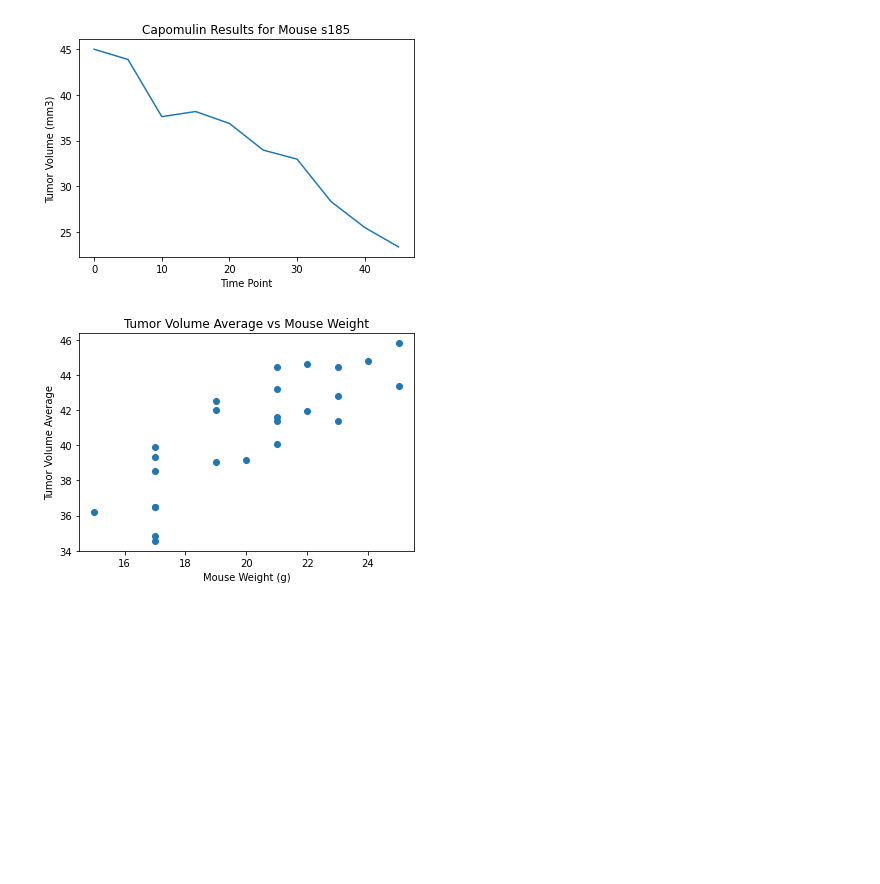
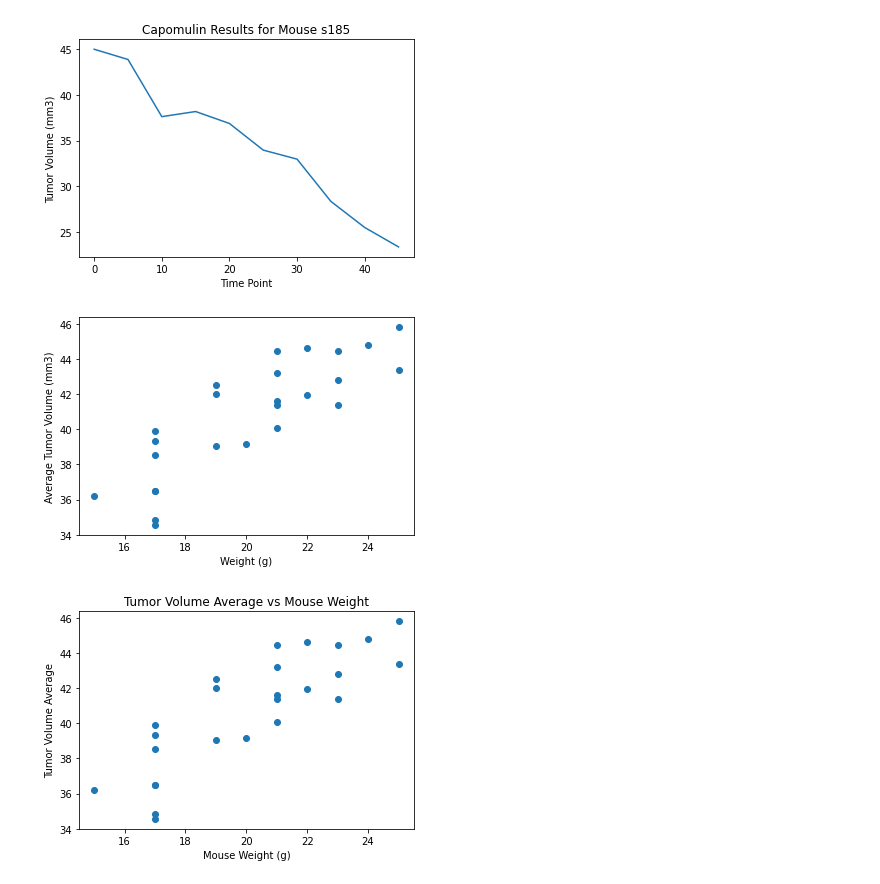
Before and after one commit to wpj174/matplotlib-challenge, a Jupyter notebook: pymaceuticals.ipynb, the cells around one changed output. Cells and saved outputs as stored; diff of their text form; code cells hidden in the pictures; blank space fills up the shorter version.

Commit message:
Scatter Plot
Generate scatter plot of weight vs tumor volume for Cappmulin

```diff
--- a/pymaceuticals.ipynb
+++ b/pymaceuticals.ipynb
@@ -624,6 +624,23 @@ plt.show()
 #set the x-axis equal to the Timepoint and y-axis to Tumor Volume
 # %% [output]
 [figure]
+# %%
+# Generate a scatter plot of average tumor volume vs. mouse weight for the Capomulin regimen
+# group by mouse ID to find average tumor volume
+
+
+# establish x-axis value for the weight of the mice
+
+
+# produce scatter plot of the data
+Cap_average = study_data_Cap.groupby('Mouse ID').mean()
+#Cap_average.head()
+plt.scatter(Cap_average['Weight (g)'], Cap_average['Tumor Volume (mm3)'])
+plt.xlabel('Weight (g)')
+plt.ylabel('Average Tumor Volume (mm3)')
+plt.show()
+# %% [output]
+[figure, added]
 # %%
 # Generate a scatter plot of average tumor volume vs. mouse weight for the Capomulin regimen
 # group by mouse ID to find average tumor volume
```
Also changed, not shown: parts of 2 cells of this notebook.
